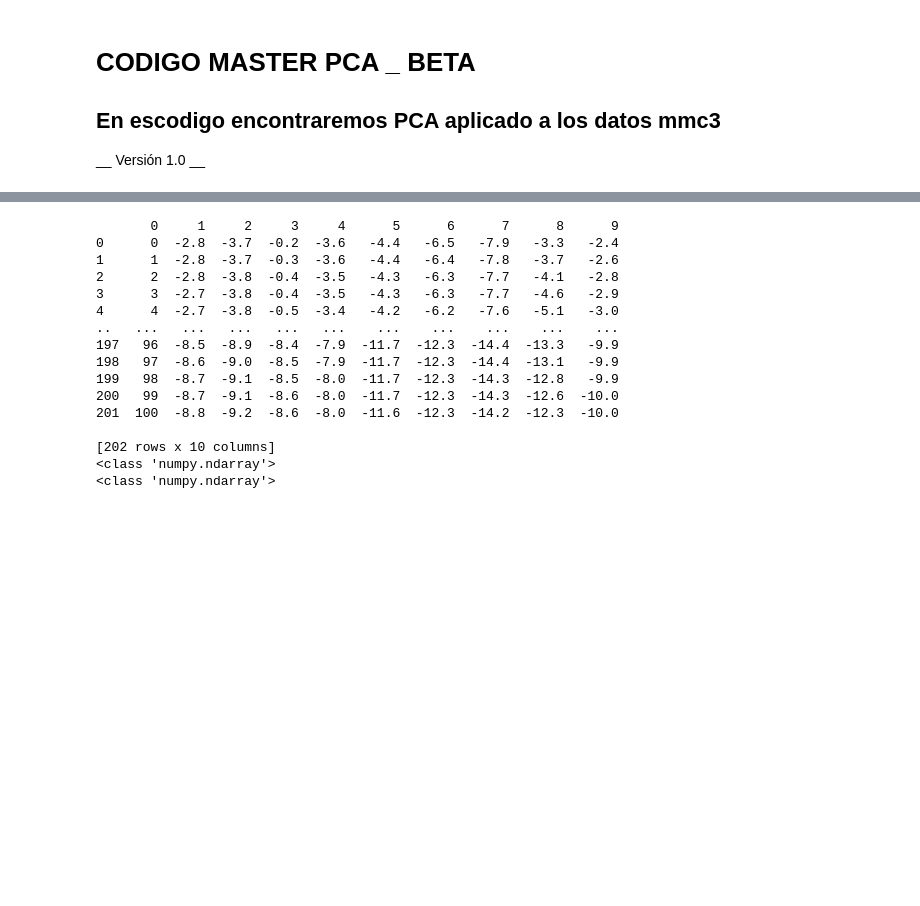
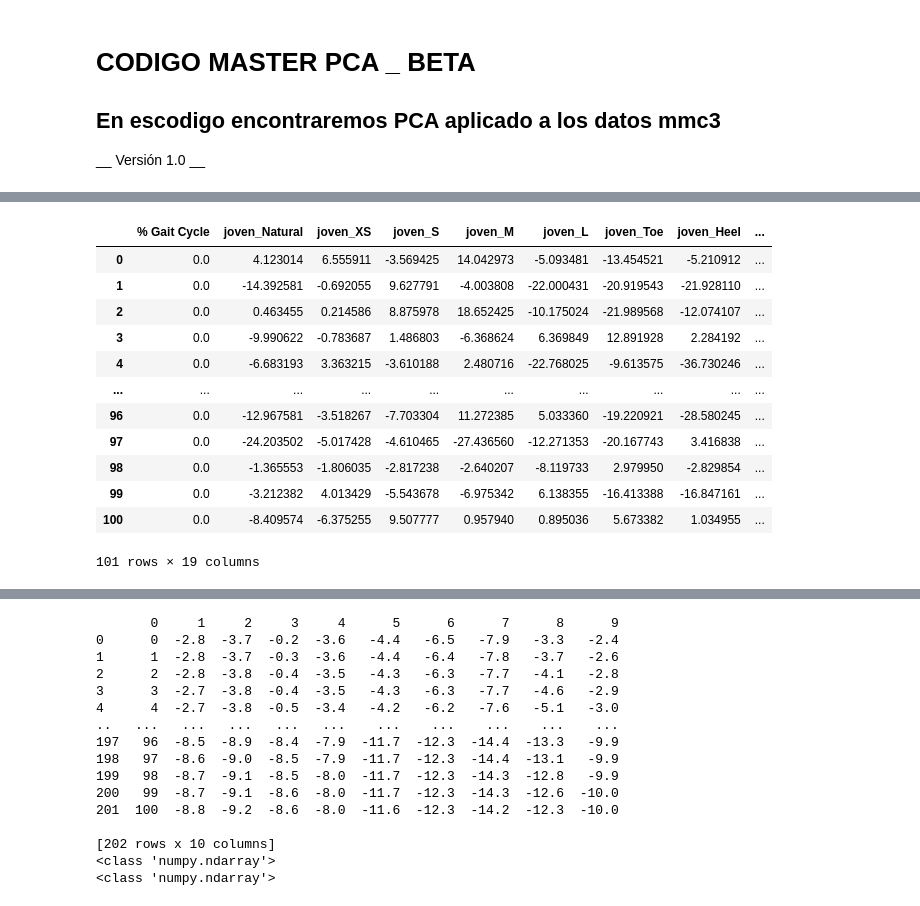
Before and after one commit to Beta628427/Tesis, a Jupyter notebook: 2_Beta___Cod/Beta_PCA/PCA_Cod_master_v1.ipynb, the cells around one changed output, grey strips where cells are left out. Saved outputs shown, nothing was run; the diff lists cells and outputs as text; code cells hidden in the pictures; blank space fills up the shorter version.

```diff
--- a/2_Beta___Cod/Beta_PCA/PCA_Cod_master_v1.ipynb
+++ b/2_Beta___Cod/Beta_PCA/PCA_Cod_master_v1.ipynb
@@ -127,0 +226,16 @@ str(list(tabla.iloc[0,:]))
+# %%
+pd.DataFrame(personas["p20"])
+# %% [output]
+|  | % Gait Cycle | joven_Natural | joven_XS | joven_S | joven_M | joven_L | joven_Toe | joven_Heel | ... |
+| 0 | 0.0 | 4.123014 | 6.555911 | -3.569425 | 14.042973 | -5.093481 | -13.454521 | -5.210912 | ... |
+| 1 | 0.0 | -14.392581 | -0.692055 | 9.627791 | -4.003808 | -22.000431 | -20.919543 | -21.928110 | ... |
+| 2 | 0.0 | 0.463455 | 0.214586 | 8.875978 | 18.652425 | -10.175024 | -21.989568 | -12.074107 | ... |
+| 3 | 0.0 | -9.990622 | -0.783687 | 1.486803 | -6.368624 | 6.369849 | 12.891928 | 2.284192 | ... |
+| 4 | 0.0 | -6.683193 | 3.363215 | -3.610188 | 2.480716 | -22.768025 | -9.613575 | -36.730246 | ... |
+| ... | ... | ... | ... | ... | ... | ... | ... | ... | ... |
+| 96 | 0.0 | -12.967581 | -3.518267 | -7.703304 | 11.272385 | 5.033360 | -19.220921 | -28.580245 | ... |
+| 97 | 0.0 | -24.203502 | -5.017428 | -4.610465 | -27.436560 | -12.271353 | -20.167743 | 3.416838 | ... |
+| 98 | 0.0 | -1.365553 | -1.806035 | -2.817238 | -2.640207 | -8.119733 | 2.979950 | -2.829854 | ... |
+| 99 | 0.0 | -3.212382 | 4.013429 | -5.543678 | -6.975342 | 6.138355 | -16.413388 | -16.847161 | ... |
+| 100 | 0.0 | -8.409574 | -6.375255 | 9.507777 | 0.957940 | 0.895036 | 5.673382 | 1.034955 | ... |
+101 rows × 19 columns
```
Also changed, not shown: parts of 13 cells of this notebook.
